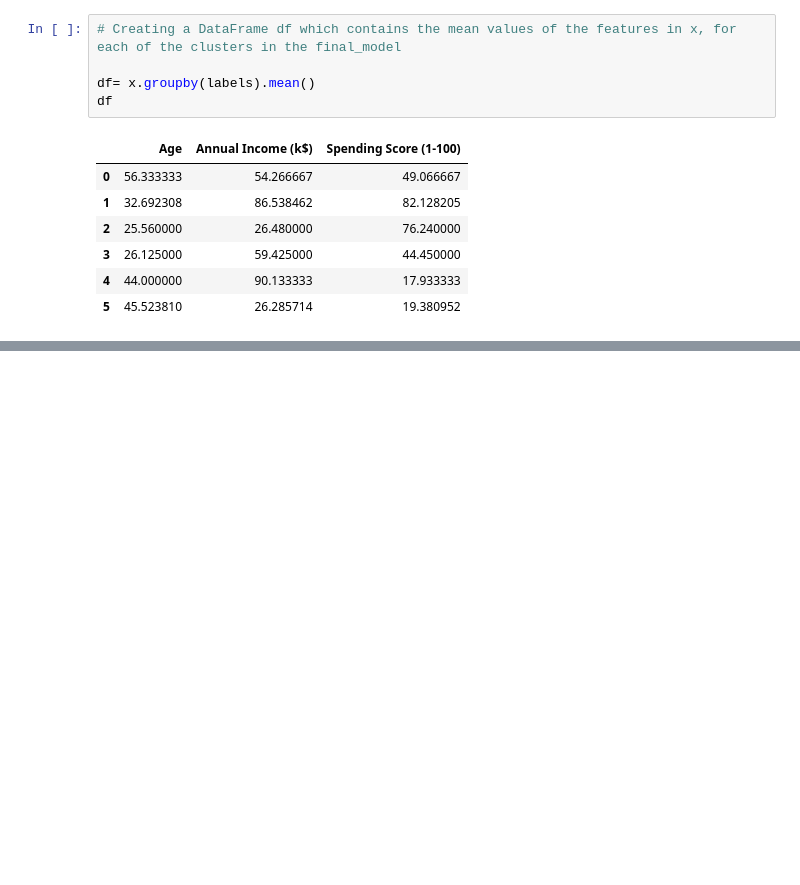
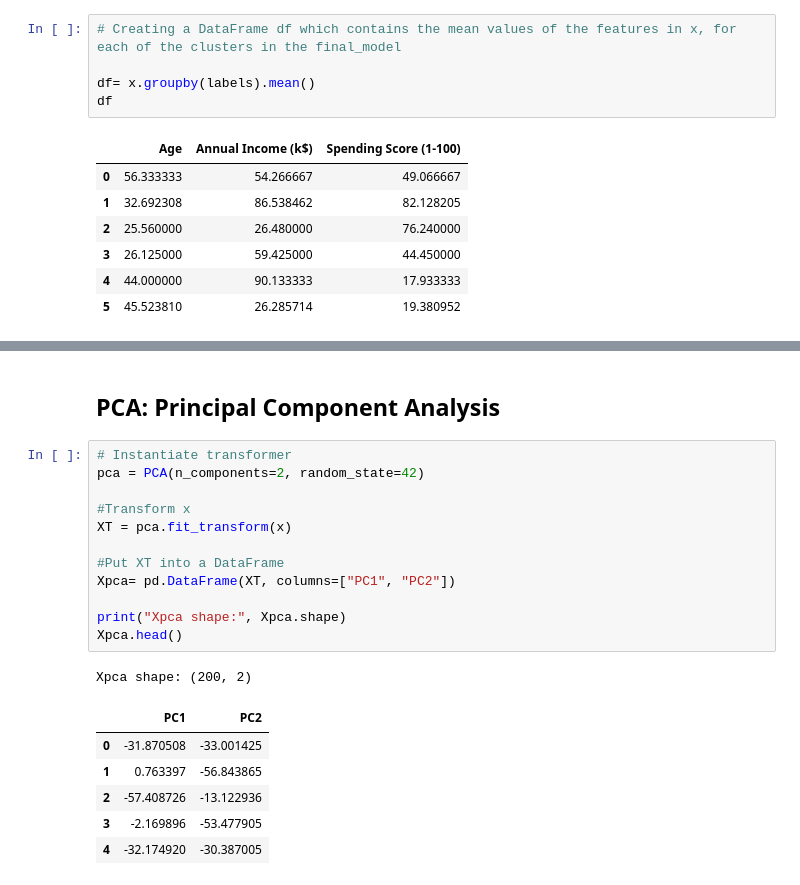
Before and after one commit to zilmarij/MarketSegmentation, a Jupyter notebook: main.ipynb, the cells around one changed output, grey strips where cells are left out. Saved outputs shown, nothing was run; the diff lists cells and outputs as text; blank space fills up the shorter version.

```diff
--- a/main.ipynb
+++ b/main.ipynb
@@ -149,0 +157,22 @@ df
+# %% [markdown]
+## PCA: Principal Component Analysis
+# %%
+# Instantiate transformer
+pca = PCA(n_components=2, random_state=42)
+
+#Transform x
+XT = pca.fit_transform(x)
+
+#Put XT into a DataFrame
+Xpca= pd.DataFrame(XT, columns=["PC1", "PC2"])
+
+print("Xpca shape:", Xpca.shape)
+Xpca.head()
+# %% [output]
+Xpca shape: (200, 2)
+|  | PC1 | PC2 |
+| 0 | -31.870508 | -33.001425 |
+| 1 | 0.763397 | -56.843865 |
+| 2 | -57.408726 | -13.122936 |
+| 3 | -2.169896 | -53.477905 |
+| 4 | -32.174920 | -30.387005 |
```
Also changed, not shown: parts of 2 cells of this notebook.
